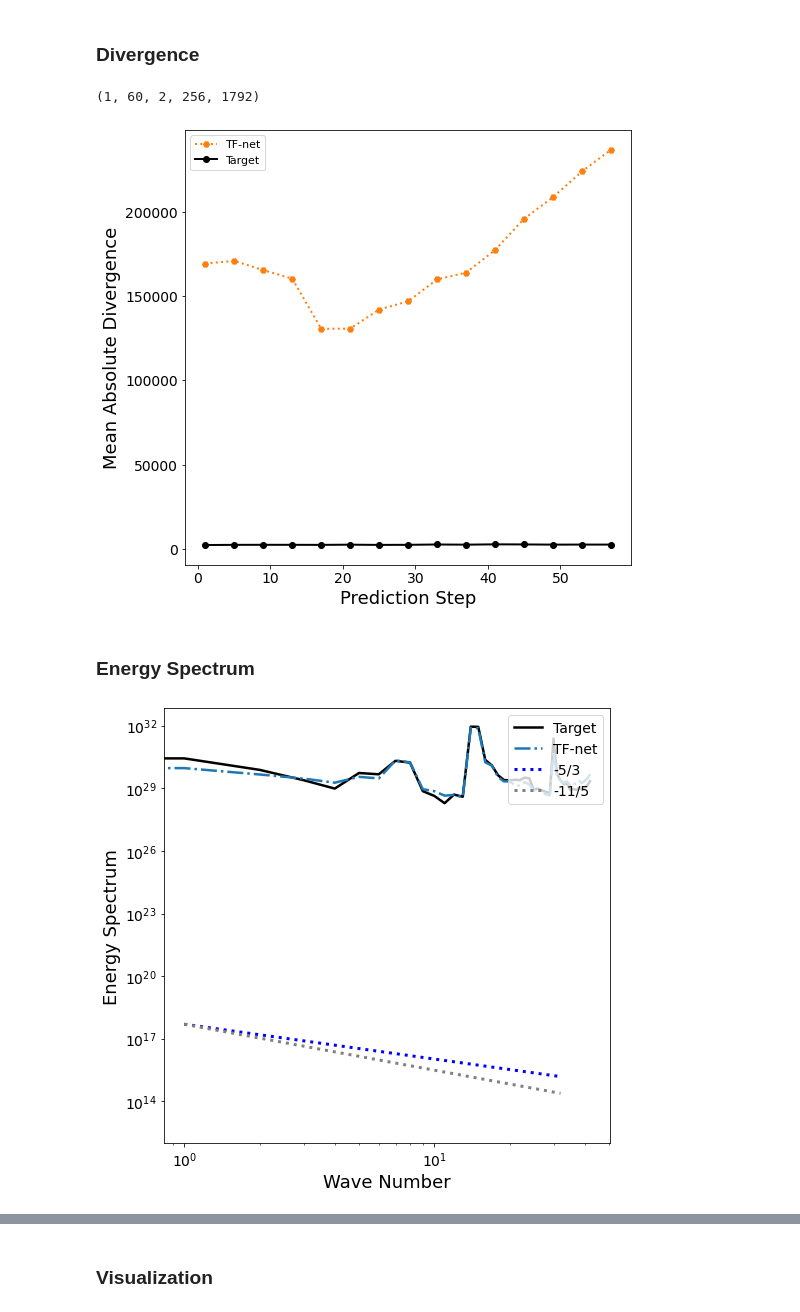
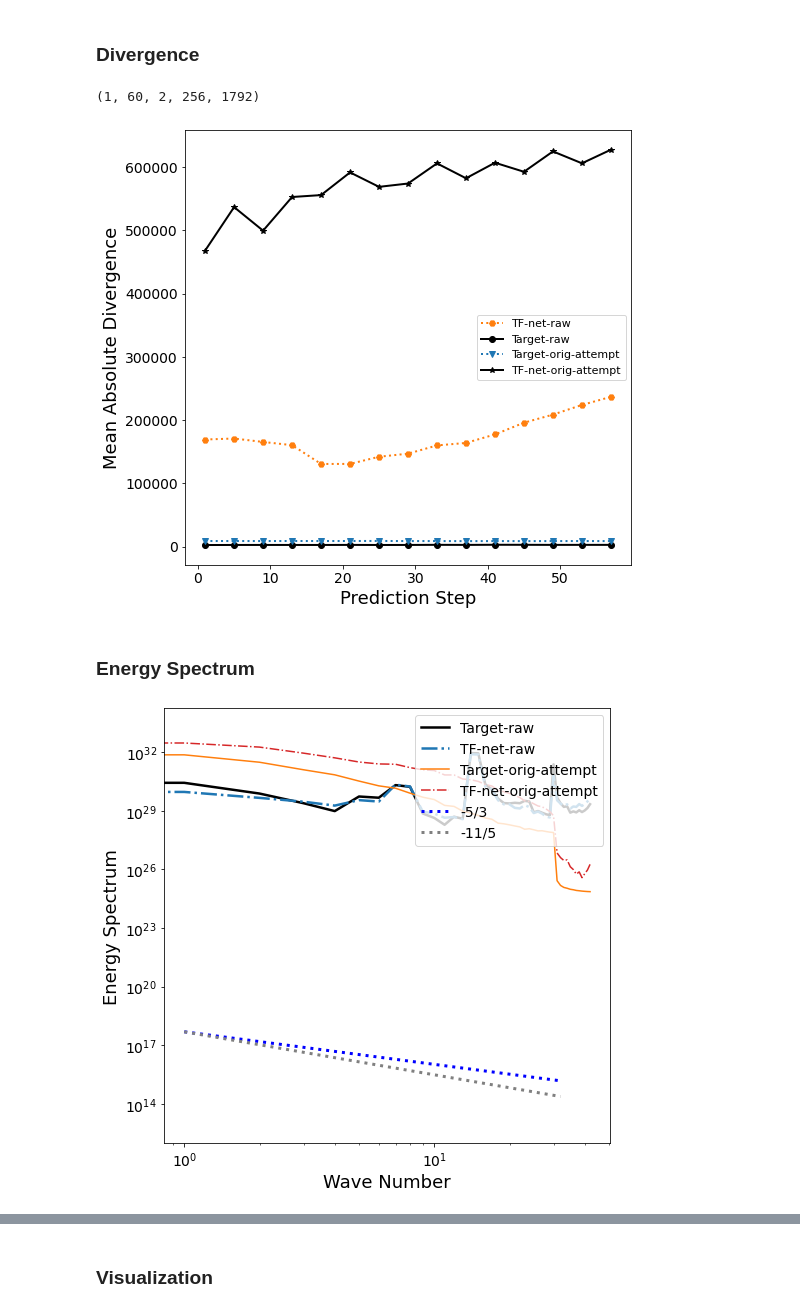
Before and after one commit to tailintalent/Turbulent-Flow-Nets, a Jupyter notebook: Evaluation/Evaluation-Raw.ipynb, the cells around one changed output, grey strips where cells are left out. Saved outputs shown, nothing was run; the diff lists cells and outputs as text; code cells hidden in the pictures.

```diff
--- a/Evaluation/Evaluation-Raw.ipynb
+++ b/Evaluation/Evaluation-Raw.ipynb
@@ -24,7 +24,9 @@ device = torch.device("cuda" if torch.cuda.is_available() else "cpu")
 # gan = torch.load("Results/Results_64/GAN.pt")
 # tf = torch.load("Results/Results_64/TF.pt")
 # tf_con = torch.load("Results/Results_64/TF_con.pt")
+# orig_exp_1860_stack_120
 results = torch.load("results.pt")
+orig_attempt = torch.load("orig_exp_1860_stack_120.pt")
 print(f'device: {device}')
 results.keys()
 # %% [output]
@@ -38,4 +40,6 @@ markers = ['o',  "H", 'v', "*", "X", "d", "P",'s', "^"]
 avg = 1.0424337
 stds = 4522.7046
 # preds = [gan["trues"]*stds+avg, tf_con["preds"]*stds+avg, tf["preds"]*stds+avg, u["preds"]*stds+avg,  gan["preds"]*stds+avg,cnn["preds"]*stds+avg, convlstm["preds"]*stds+avg, sst["preds"]*stds+avg, dhpm["preds"]*stds+avg]
-preds = [results["trues"]*stds+avg, results["preds"]*stds+avg]
+preds = [results["trues"]*stds+avg, results["preds"]*stds+avg, orig_attempt["trues"][:357]*stds+avg, orig_attempt["preds"][:357]*stds+avg]
+print(preds[0].shape)
+print(preds[2].shape)
@@ -108,11 +118,11 @@ def TKE_mean(tensor):
     tke_mean = tke_mean/tensor.shape[0]
     return tke_mean
 # %%
-tkes = [TKE_mean(preds[i]) for i in range(2)]
+tkes = [TKE_mean(preds[i]) for i in range(4)]
 # title = ["Target","Con TF-net", "TF-net", "U_net",  "GAN",  "ResNet", "ConvLSTM",  "SST",  "DHPM"]
-title = ["Target", "TF-net"]
+title = ["Target-raw", "TF-net-raw", "Target-orig-attempt", "TF-net-orig-attempt"]
 fig=plt.figure(figsize=(15, 5))
-columns = 2
+columns = 4
 rows = 1
 for i in range(columns):
     fig.add_subplot(rows, columns, i+1)
@@ -143,13 +161,15 @@ def divergence(preds):
 # %%
 print(results["preds"].shape)
 #dhpm_preds = np.expand_dims(results["preds"].transpose(1,0,2,3), axis = 0)
-divs = [divergence(preds[i]) for i in range(2)]
+divs = [divergence(preds[i]) for i in range(4)]
 linestyles = ['-', '--', '-.', ':','-.', '--', '-.', ':','-.','--']
 fig=plt.figure(figsize=(8, 8))
 idx = np.array(list(range(0,60,4)))
 #for i in range(1, len(markers)):
-plt.plot(idx+1, divs[1][idx], label = 'TF-net', marker=markers[1], linewidth = 2, linestyle=':', color = colors[1])
-plt.plot(idx+1, divs[0][idx], label = title[0], marker=markers[0], linewidth = 2, linestyle=linestyles[0], color = 'k')
+plt.plot(idx+1, divs[1][idx], label = 'TF-net-raw', marker=markers[1], linewidth = 2, linestyle=':', color = colors[1])
+plt.plot(idx+1, divs[0][idx], label = 'Target-raw', marker=markers[0], linewidth = 2, linestyle=linestyles[0], color = 'k')
+plt.plot(idx+1, divs[2][idx], label = 'Target-orig-attempt', marker=markers[2], linewidth = 2, linestyle=':', color = colors[2])
+plt.plot(idx+1, divs[3][idx], label = 'TF-net-orig-attempt', marker=markers[3], linewidth = 2, linestyle=linestyles[0], color = 'k')
 
 plt.ylabel("Mean Absolute Divergence", size = 18)
 plt.xlabel("Prediction Step", size = 18)
@@ -160,7 +180,7 @@ plt.savefig("divergence.png", dpi = 400, bbox_inches = 'tight')
 plt.show()
 # %% [output]
 (1, 60, 2, 256, 1792)
-[figure, old version]
+[figure, new version]
 # %% [markdown]
 ### Energy Spectrum
 # %%
@@ -179,38 +199,38 @@ plt.plot(x_idx, spec_mean[x_idx], label = title[0], linewidth = 2.5, color = "k"
 
 spec_mean, spec_stds = spectrum_band(preds[1])
 plt.plot(x_idx, spec_mean[x_idx], label = title[1], linewidth = 2.5, color = colors[2], linestyle='-.')
 
-# spec_mean, spec_stds = spectrum_band(preds[2])
-# plt.plot(x_idx, spec_mean[x_idx], label = title[1], linewidth = 1.5, color = colors[1], linestyle='-.')
+spec_mean, spec_stds = spectrum_band(preds[2])
+plt.plot(x_idx, spec_mean[x_idx], label = title[2], linewidth = 1.5, color = colors[1])
 
-# spec_mean, spec_stds = spectrum_band(preds[3])
-# plt.plot(x_idx, spec_mean[x_idx], label = title[3],linewidth = 1.5, color = colors[3], linestyle='-.' )
+spec_mean, spec_stds = spectrum_band(preds[3])
+plt.plot(x_idx, spec_mean[x_idx], label = title[3],linewidth = 1.5, color = colors[3], linestyle='-.' )
 
 # spec_mean, spec_stds = spectrum_band(preds[5])
 # plt.plot(x_idx, spec_mean[x_idx], label = title[5], linewidth = 1.5, color = colors[5], linestyle='-.')
 
 plt.xticks(fontsize=14)
 plt.yticks(fontsize=14)
 
 plt.yscale("log")
 plt.xscale("log")
 x_idx = np.linspace(0,5,100)
 x = 2**x_idx
 y = 2**(-5*x_idx/3 + np.log2(5*10e16))
 plt.plot(x, y, ':b', label='-5/3',linewidth = 3)
 
 x_idx = np.linspace(0,5,100)
 x = 2**x_idx
 y = 2**(-11*x_idx/5 + np.log2(5*10e16))
 plt.plot(x, y, ':', label='-11/5',linewidth = 3, color = "grey")
 
 plt.legend(fontsize=14, loc = 1)
 plt.ylabel("Energy Spectrum", size = 18)
 plt.xlabel("Wave Number", size = 18)
 plt.ylim(10e11, )
 plt.savefig("spec_ci_entire.png", dpi = 400, bbox_inches = 'tight')
 # %% [output]
-[figure, old version]
+[figure, new version]
 # %%
 def inverse_seqs(tensor):
     tensor = tensor.reshape(-1,7, 60, 2, 64, 64)
```
Also changed, not shown: parts of 9 cells of this notebook, 2 other files.
